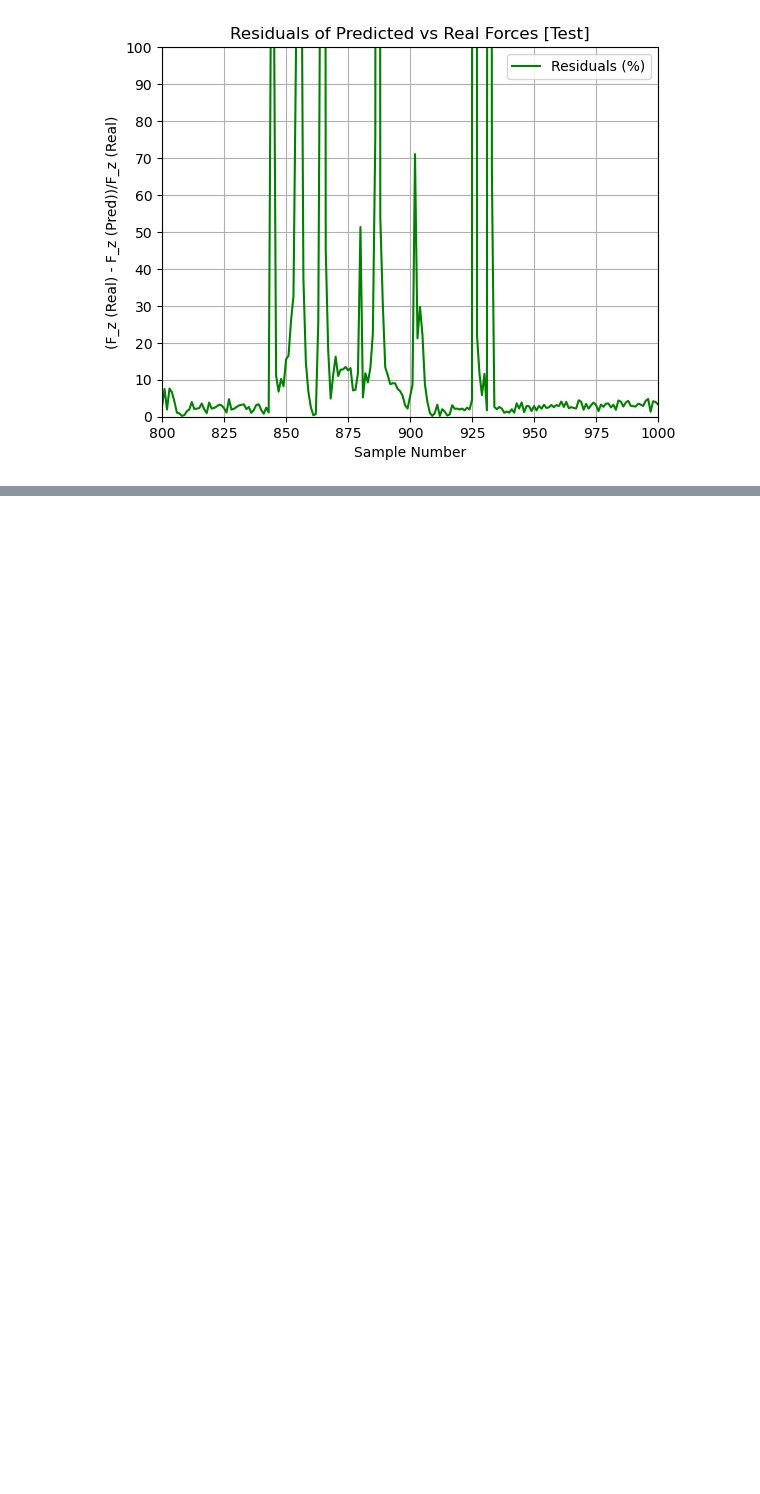
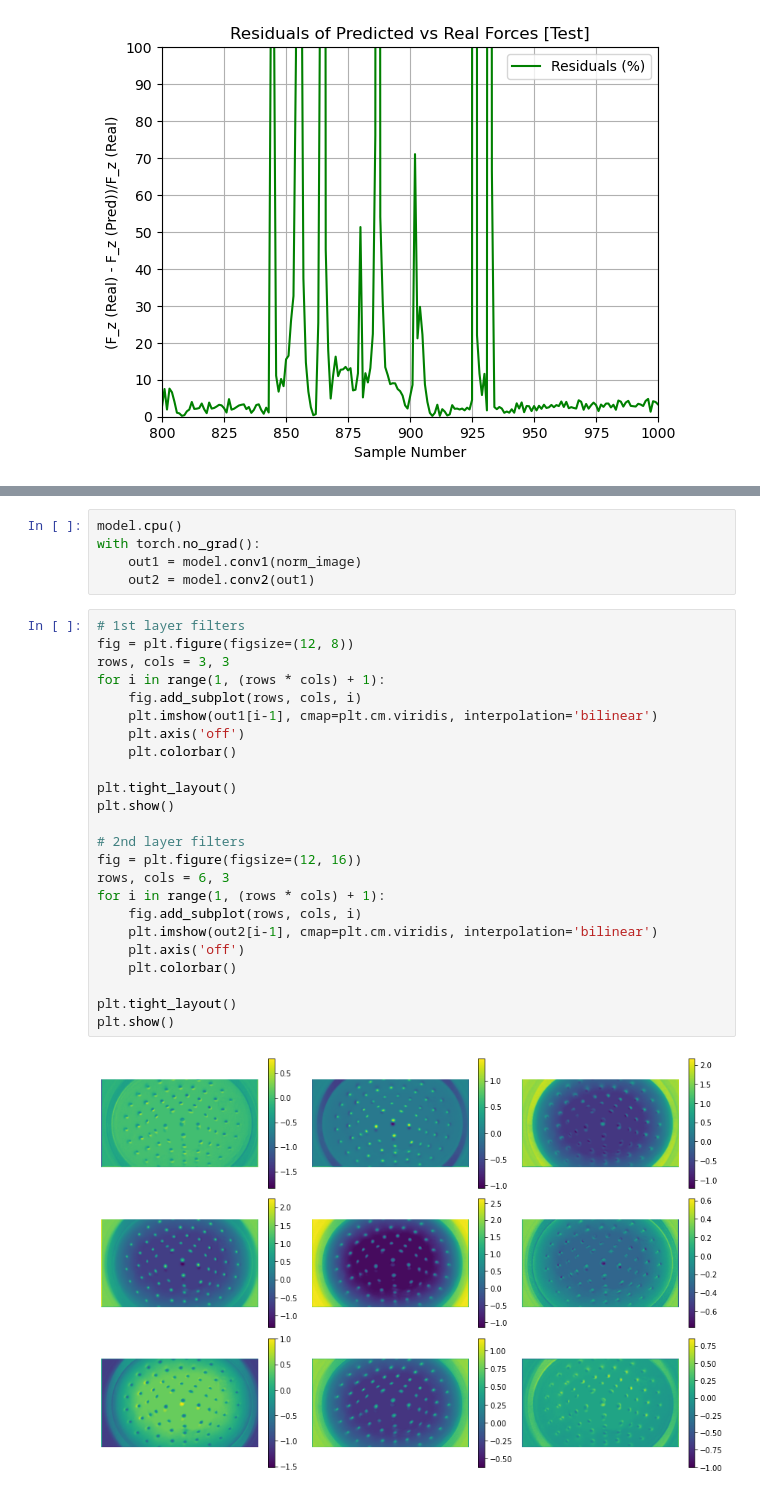
Before and after one commit to SoftSensing/VBSS, a Jupyter notebook: CNN-RNN-Skeleton-Implem.ipynb, the cells around one changed output, grey strips where cells are left out. Saved outputs shown, nothing was run; the diff lists cells and outputs as text; blank space fills up the shorter version.

```diff
--- a/CNN-RNN-Skeleton-Implem.ipynb
+++ b/CNN-RNN-Skeleton-Implem.ipynb
@@ -491,0 +534,31 @@ plt.show()
+# %%
+model.cpu()
+with torch.no_grad():
+    out1 = model.conv1(norm_image)
+    out2 = model.conv2(out1)
+# %%
+# 1st layer filters
+fig = plt.figure(figsize=(12, 8))
+rows, cols = 3, 3
+for i in range(1, (rows * cols) + 1):
+    fig.add_subplot(rows, cols, i)
+    plt.imshow(out1[i-1], cmap=plt.cm.viridis, interpolation='bilinear')
+    plt.axis('off')
+    plt.colorbar()
+
+plt.tight_layout()
+plt.show()
+
+# 2nd layer filters
+fig = plt.figure(figsize=(12, 16))
+rows, cols = 6, 3
+for i in range(1, (rows * cols) + 1):
+    fig.add_subplot(rows, cols, i)
+    plt.imshow(out2[i-1], cmap=plt.cm.viridis, interpolation='bilinear')
+    plt.axis('off')
+    plt.colorbar()
+
+plt.tight_layout()
+plt.show()
+# %% [output]
+[figure, added]
```
Also changed, not shown: parts of 5 cells of this notebook.
